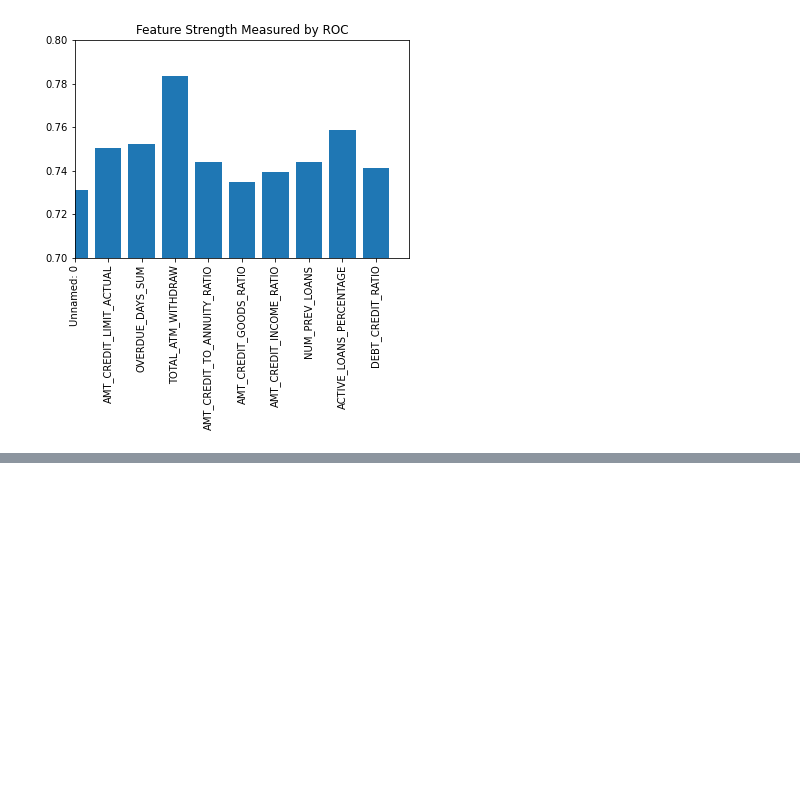
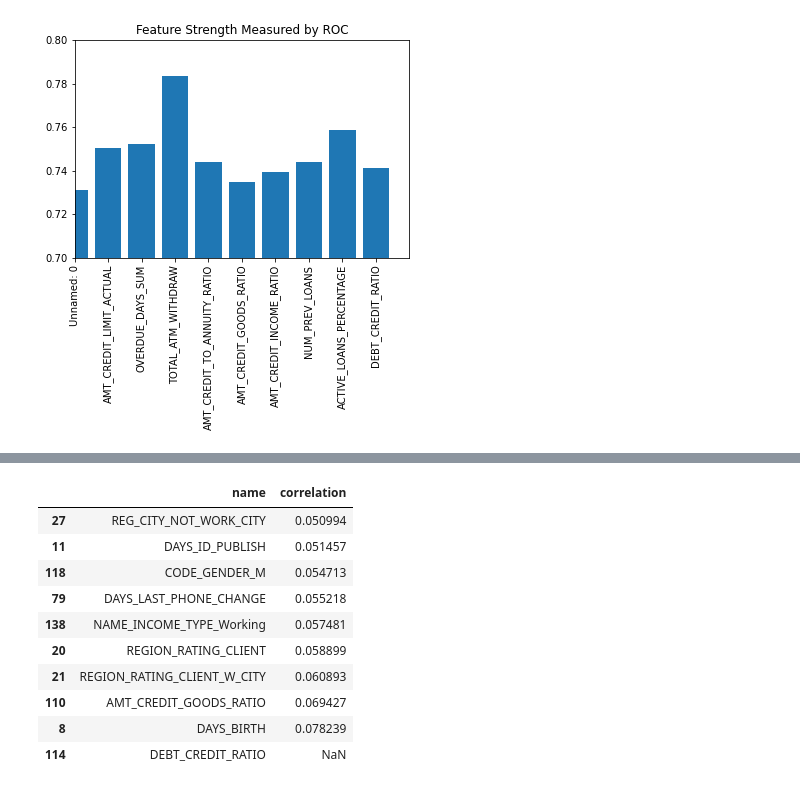
Before and after one commit to JoryAnderson/Loan-Default, a Jupyter notebook: notebooks/Feature_Analysis.ipynb, the cells around one changed output, grey strips where cells are left out. Drawn from its saved outputs; the diff is of its cells as text; code cells hidden in the pictures; blank space fills up the shorter version.

```diff
--- a/notebooks/Feature_Analysis.ipynb
+++ b/notebooks/Feature_Analysis.ipynb
@@ -155,0 +237,14 @@ plt.savefig("feature_strength_test_roc.png")
+# %%
+correlation_df.sort_values('correlation').tail(10)
+# %% [output]
+|  | name | correlation |
+| 27 | REG_CITY_NOT_WORK_CITY | 0.050994 |
+| 11 | DAYS_ID_PUBLISH | 0.051457 |
+| 118 | CODE_GENDER_M | 0.054713 |
+| 79 | DAYS_LAST_PHONE_CHANGE | 0.055218 |
+| 138 | NAME_INCOME_TYPE_Working | 0.057481 |
+| 20 | REGION_RATING_CLIENT | 0.058899 |
+| 21 | REGION_RATING_CLIENT_W_CITY | 0.060893 |
+| 110 | AMT_CREDIT_GOODS_RATIO | 0.069427 |
+| 8 | DAYS_BIRTH | 0.078239 |
+| 114 | DEBT_CREDIT_RATIO | NaN |
```
Also changed, not shown: parts of 7 cells of this notebook.
